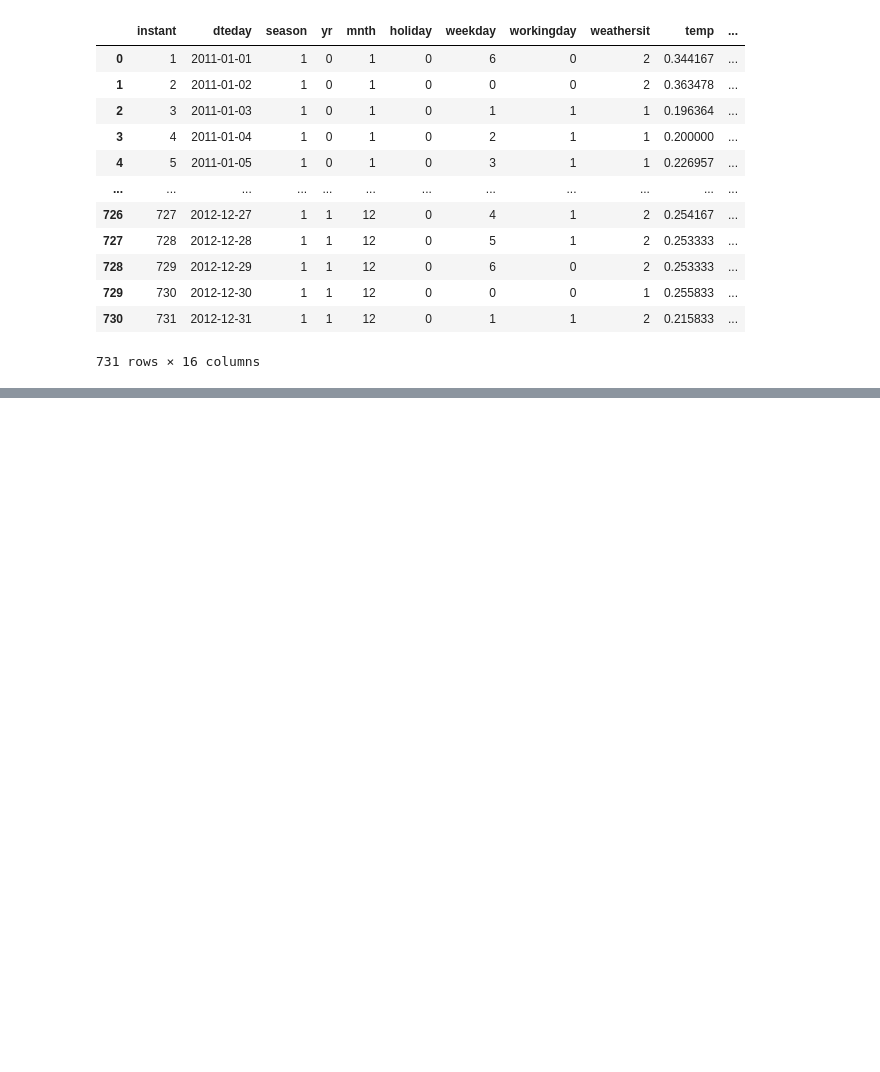
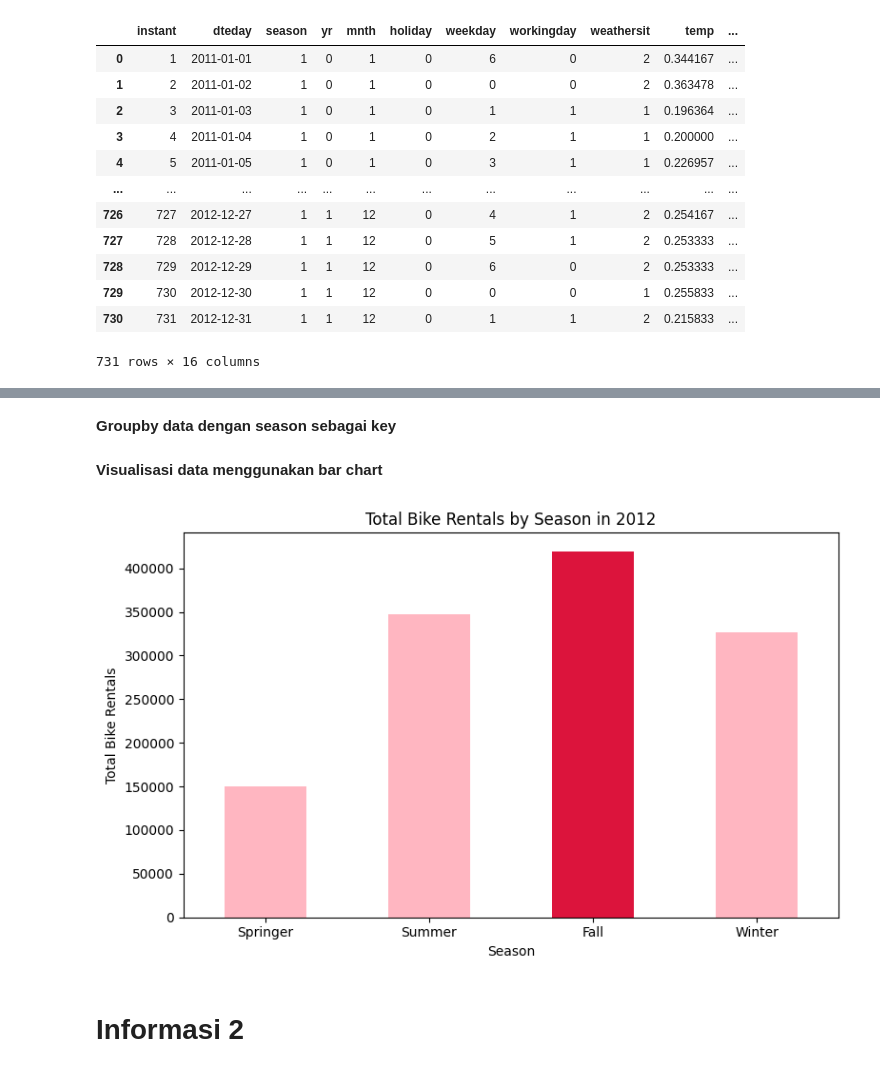
Before and after one commit to salsabilar311/Proyek-Analisis-Data_Dicoding, a Jupyter notebook: Analysis_of_Bike_Sharing_Dataset.ipynb, the cells around one changed output, grey strips where cells are left out. Saved outputs shown, nothing was run; the diff lists cells and outputs as text; code cells hidden in the pictures; blank space fills up the shorter version.

```diff
--- a/Analysis_of_Bike_Sharing_Dataset.ipynb
+++ b/Analysis_of_Bike_Sharing_Dataset.ipynb
@@ -47,0 +102,2 @@ df.groupby(by="weathersit").agg({
+# %% [markdown]
+**Groupby data dengan season sebagai key**
@@ -47,0 +107,17 @@ df.groupby(by="weathersit").agg({
+# %% [markdown]
+**Visualisasi data menggunakan bar chart**
+# %%
+colors = ['lightpink', 'lightpink', 'crimson', 'lightpink']
+plt.figure(figsize=(8, 5))
+df_1_1.plot(kind='bar', color=colors)
+plt.title('Total Bike Rentals by Season in 2012')
+plt.xlabel('Season')
+plt.ylabel('Total Bike Rentals')
+new_labels = ['Springer', 'Summer', 'Fall', 'Winter']
+plt.xticks(range(len(new_labels)), new_labels, rotation=0)
+plt.tight_layout()
+plt.show()
+# %% [output]
+[figure, added]
+# %% [markdown]
+# Informasi 2
```
Also changed, not shown: parts of 14 cells of this notebook.
